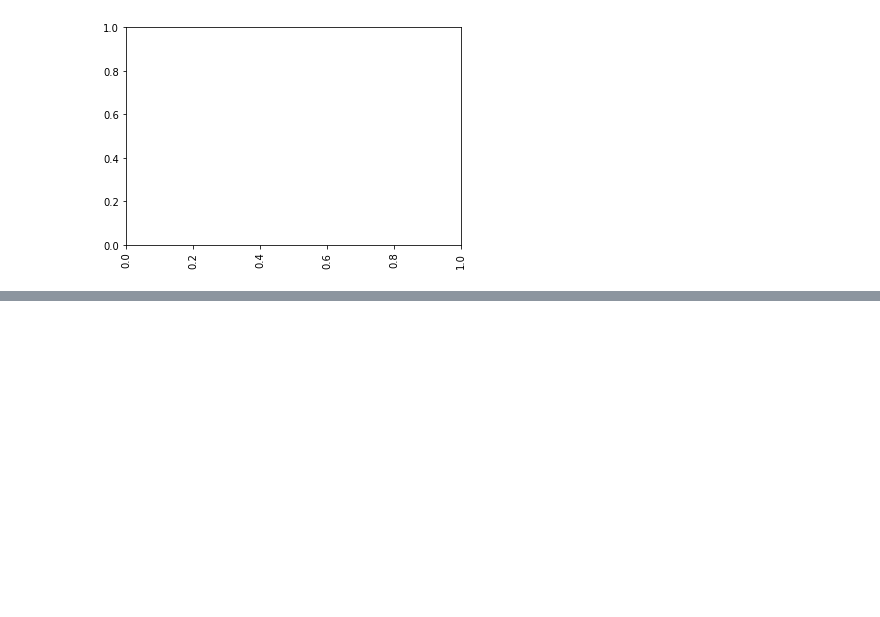
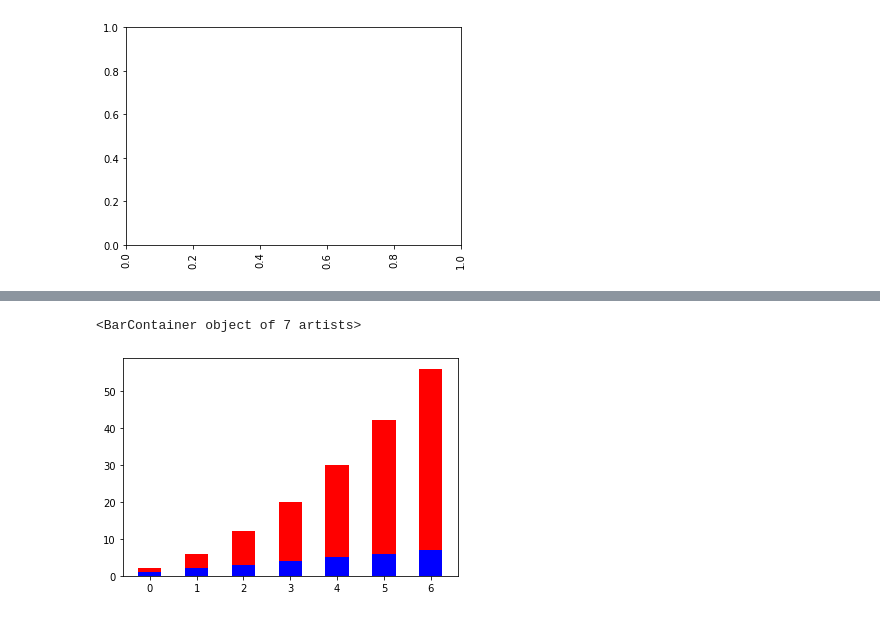
Before and after one commit to adithyanarayanan/Py-Plotting, a Jupyter notebook: Python_Plots_.ipynb, the cells around one changed output, grey strips where cells are left out. Drawn from its saved outputs; the diff is of its cells as text; code cells hidden in the pictures; blank space fills up the shorter version.

```diff
--- a/Python_Plots_.ipynb
+++ b/Python_Plots_.ipynb
@@ -74,0 +94,6 @@ for item in x_a.get_ticklabels():
+# %%
+plt.bar(pos, linear_data, width = 0.5, color="blue")
+plt.bar(pos, quadratic, width = 0.5, bottom =linear_data, color="red")
+# %% [output]
+<BarContainer object of 7 artists>
+[figure, added]
```
Also changed, not shown: parts of 2 cells of this notebook.
